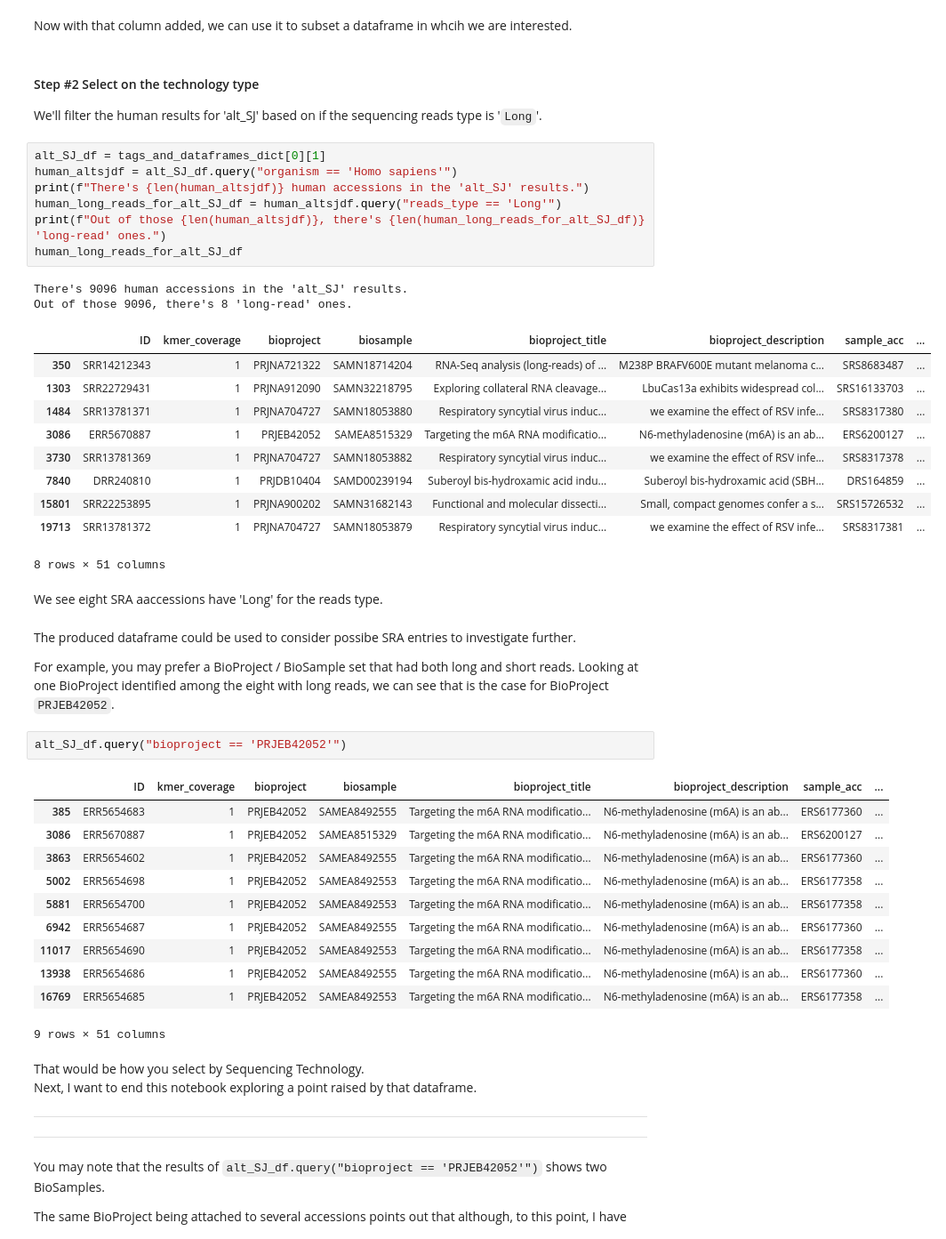
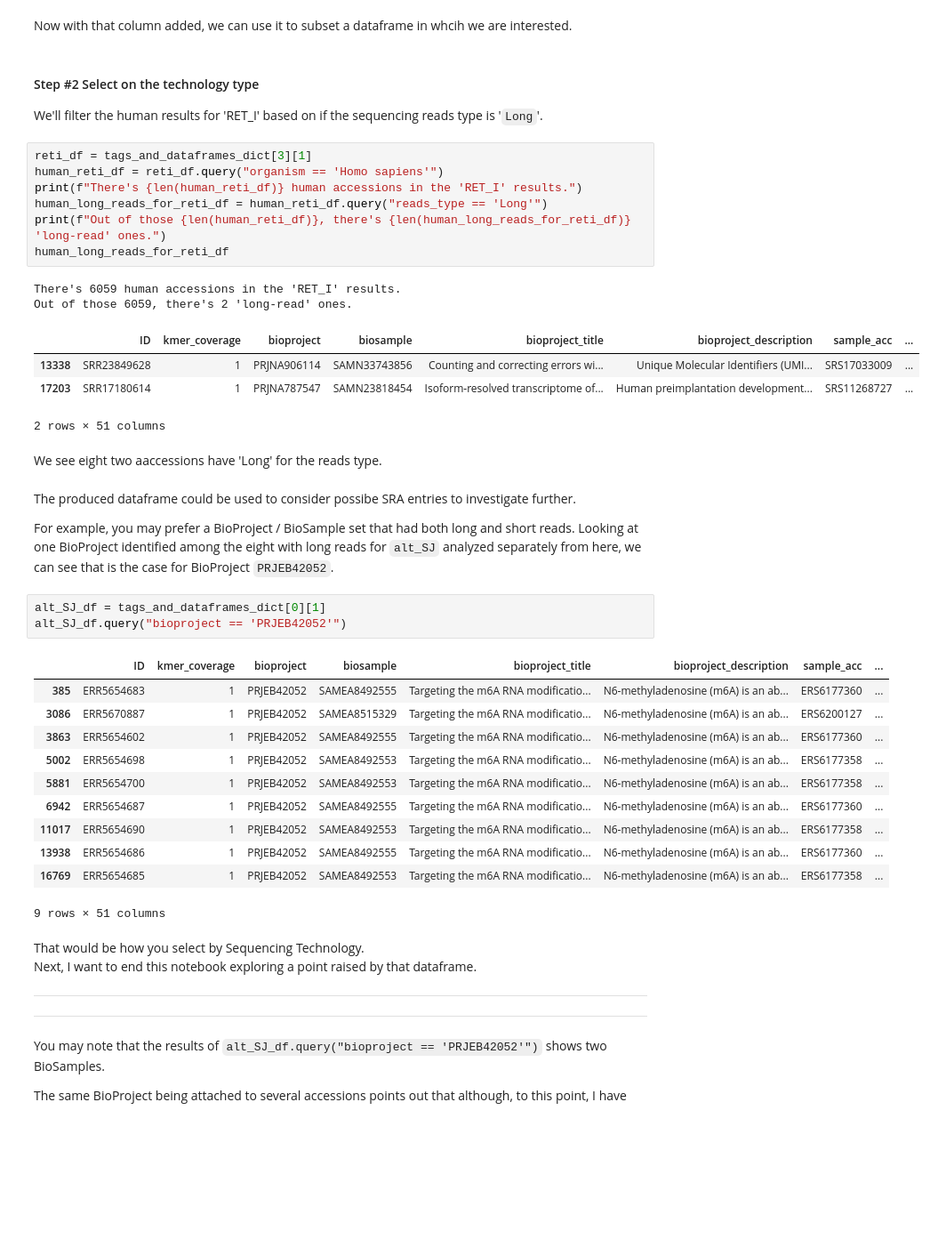
Before and after one commit to fomightez/logan_results_analysis-binder, a Jupyter notebook: notebooks/Selecting_Logan_Search_results_by_Sequencing_Technology_using_Python_in_Jupyter.ipynb, the cells around one changed output. Shown at 89% size. Saved outputs shown, nothing was run; the diff lists cells and outputs as text; blank space fills up the shorter version.

Commit message:
add retained_intron targeting results to selecting nb

```diff
--- a/notebooks/Selecting_Logan_Search_results_by_Sequencing_Technology_using_Python_in_Jupyter.ipynb
+++ b/notebooks/Selecting_Logan_Search_results_by_Sequencing_Technology_using_Python_in_Jupyter.ipynb
@@ -91,35 +91,30 @@ Now with that column added, we can use it to subset a dataframe in whcih we are
 # %% [markdown]
 #### Step #2 Select on the technology type
 
-We'll filter the human results for 'alt_SJ' based on if the sequencing reads type is '`Long`'.
+We'll filter the human results for 'RET_I' based on if the sequencing reads type is '`Long`'.
 # %%
-alt_SJ_df = tags_and_dataframes_dict[0][1]
-human_altsjdf = alt_SJ_df.query("organism == 'Homo sapiens'")
-print(f"There's {len(human_altsjdf)} human accessions in the 'alt_SJ' results.")
-human_long_reads_for_alt_SJ_df = human_altsjdf.query("reads_type == 'Long'")
-print(f"Out of those {len(human_altsjdf)}, there's {len(human_long_reads_for_alt_SJ_df)} 'long-read' ones.")
-human_long_reads_for_alt_SJ_df
+reti_df = tags_and_dataframes_dict[3][1]
+human_reti_df = reti_df.query("organism == 'Homo sapiens'")
+print(f"There's {len(human_reti_df)} human accessions in the 'RET_I' results.")
+human_long_reads_for_reti_df = human_reti_df.query("reads_type == 'Long'")
+print(f"Out of those {len(human_reti_df)}, there's {len(human_long_reads_for_reti_df)} 'long-read' ones.")
+human_long_reads_for_reti_df
 # %% [output]
-There's 9096 human accessions in the 'alt_SJ' results.
-Out of those 9096, there's 8 'long-read' ones.
+There's 6059 human accessions in the 'RET_I' results.
+Out of those 6059, there's 2 'long-read' ones.
 |  | ID | kmer_coverage | bioproject | biosample | bioproject_title | bioproject_description | sample_acc | ... |
-| 350 | SRR14212343 | 1 | PRJNA721322 | SAMN18714204 | RNA-Seq analysis (long-reads) of ... | M238P BRAFV600E mutant melanoma c... | SRS8683487 | ... |
-| 1303 | SRR22729431 | 1 | PRJNA912090 | SAMN32218795 | Exploring collateral RNA cleavage... | LbuCas13a exhibits widespread col... | SRS16133703 | ... |
-| 1484 | SRR13781371 | 1 | PRJNA704727 | SAMN18053880 | Respiratory syncytial virus induc... | we examine the effect of RSV infe... | SRS8317380 | ... |
-| 3086 | ERR5670887 | 1 | PRJEB42052 | SAMEA8515329 | Targeting the m6A RNA modificatio... | N6-methyladenosine (m6A) is an ab... | ERS6200127 | ... |
-| 3730 | SRR13781369 | 1 | PRJNA704727 | SAMN18053882 | Respiratory syncytial virus induc... | we examine the effect of RSV infe... | SRS8317378 | ... |
-| 7840 | DRR240810 | 1 | PRJDB10404 | SAMD00239194 | Suberoyl bis-hydroxamic acid indu... | Suberoyl bis-hydroxamic acid (SBH... | DRS164859 | ... |
-| 15801 | SRR22253895 | 1 | PRJNA900202 | SAMN31682143 | Functional and molecular dissecti... | Small, compact genomes confer a s... | SRS15726532 | ... |
-| 19713 | SRR13781372 | 1 | PRJNA704727 | SAMN18053879 | Respiratory syncytial virus induc... | we examine the effect of RSV infe... | SRS8317381 | ... |
+| 13338 | SRR23849628 | 1 | PRJNA906114 | SAMN33743856 | Counting and correcting errors wi... | Unique Molecular Identifiers (UMI... | SRS17033009 | ... |
+| 17203 | SRR17180614 | 1 | PRJNA787547 | SAMN23818454 | Isoform-resolved transcriptome of... | Human preimplantation development... | SRS11268727 | ... |
-8 rows × 51 columns
+2 rows × 51 columns
 # %% [markdown]
-We see eight SRA aaccessions have 'Long' for the reads type.
+We see eight two aaccessions have 'Long' for the reads type.
 # %% [markdown]
 The produced dataframe could be used to consider possibe SRA entries to investigate further.
 
 For example, you may prefer a BioProject / BioSample set that had both long and short reads.
-Looking at one BioProject identified among the eight with long reads, we can see that is the case for BioProject `PRJEB42052`.
+Looking at one BioProject identified among the eight with long reads for `alt_SJ` analyzed separately from here, we can see that is the case for BioProject `PRJEB42052`.
 # %%
+alt_SJ_df = tags_and_dataframes_dict[0][1]
 alt_SJ_df.query("bioproject == 'PRJEB42052'")
 # %% [output]
 |  | ID | kmer_coverage | bioproject | biosample | bioproject_title | bioproject_description | sample_acc | ... |
```
Also changed, not shown: parts of 1 cell of this notebook.
